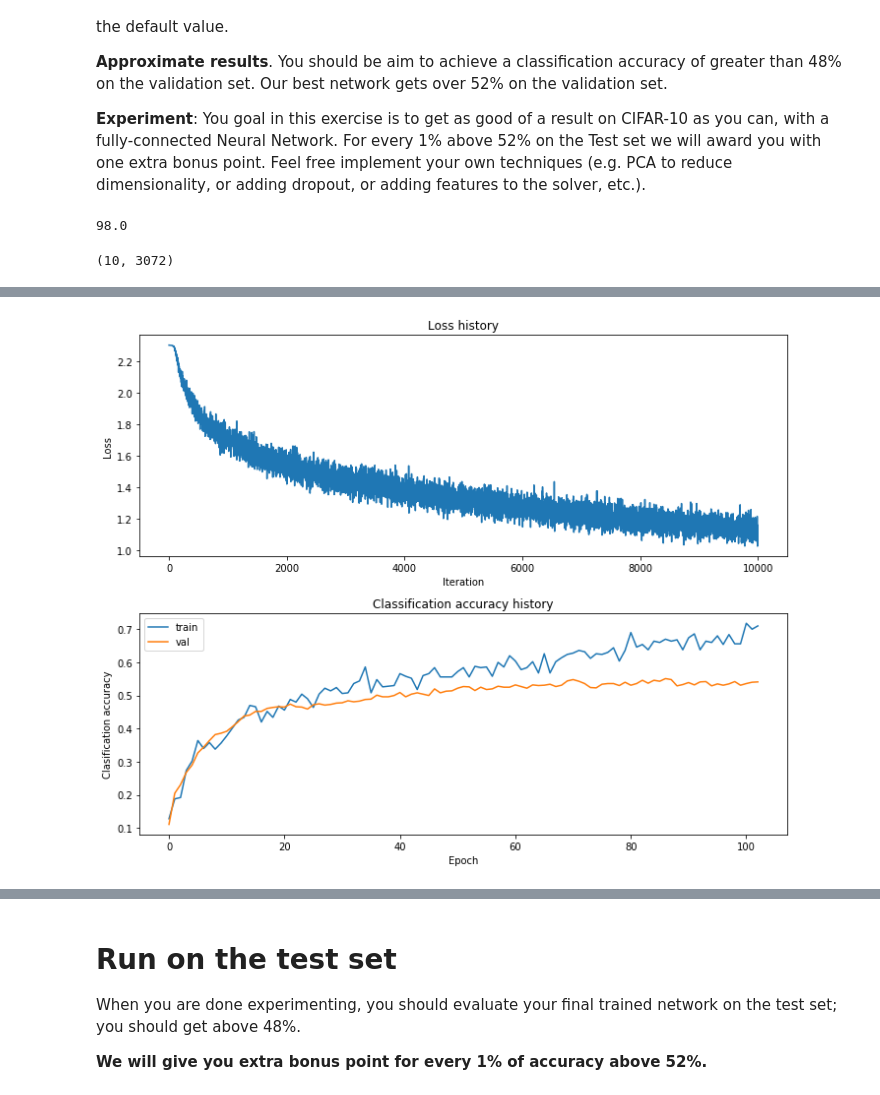
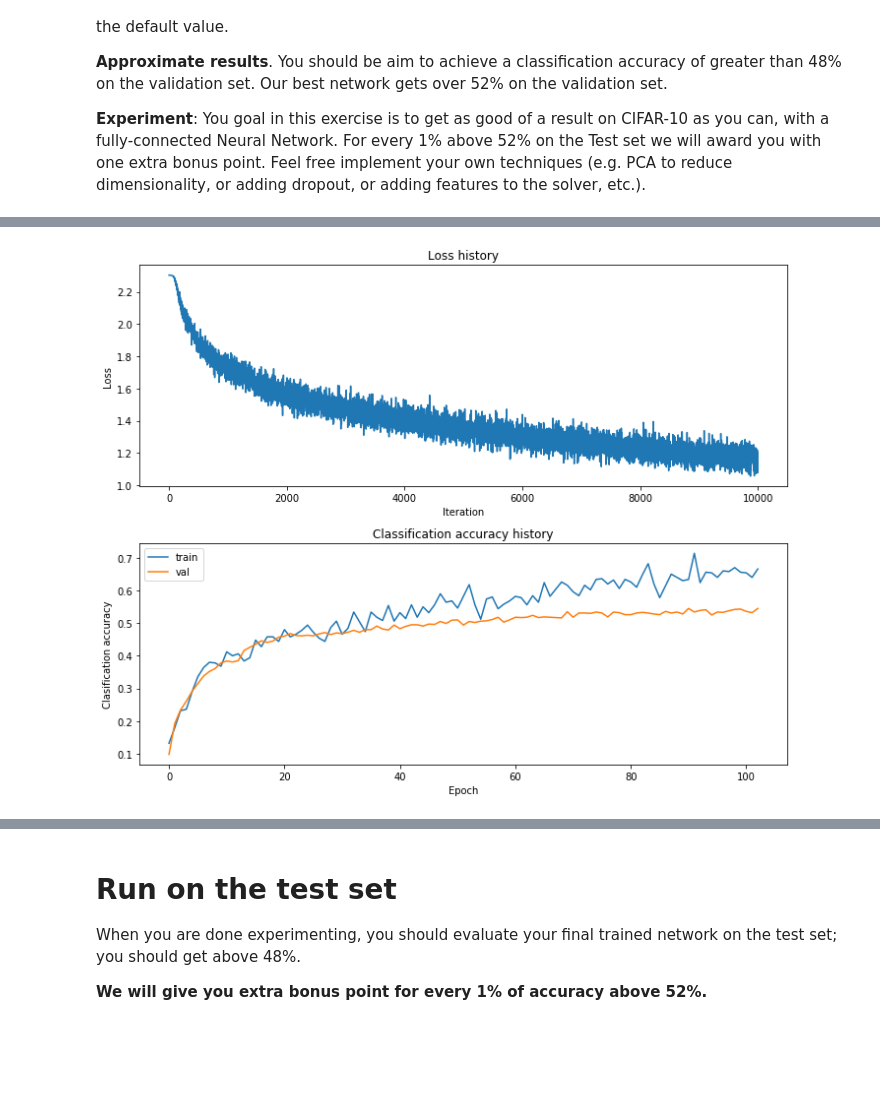
Before and after one commit to liaison/cs231n, a Jupyter notebook: spring1617_assignment1/two_layer_net.ipynb, the cells around one changed output, grey strips where cells are left out. Drawn from its saved outputs; the diff is of its cells as text; code cells hidden in the pictures; blank space fills up the shorter version.

Commit message:
- use the moving window best instead of the global best to decay the learning rate less aggressively. - fine tune the learning rate decay to 0.99 to improve the testing accuracy to 54.4%

```diff
--- a/spring1617_assignment1/two_layer_net.ipynb
+++ b/spring1617_assignment1/two_layer_net.ipynb
@@ -300,14 +300,6 @@ show_net_weights(net)
 **Approximate results**. You should be aim to achieve a classification accuracy of greater than 48% on the validation set. Our best network gets over 52% on the validation set.
 
 **Experiment**: You goal in this exercise is to get as good of a result on CIFAR-10 as you can, with a fully-connected Neural Network. For every 1% above 52% on the Test set we will award you with one extra bonus point. Feel free implement your own techniques (e.g. PCA to reduce dimensionality, or adding dropout, or adding features to the solver, etc.).
-# %%
-len(X_train) / 500
-# %% [output]
-98.0
-# %%
-X_train[-10:].shape
-# %% [output]
-(10, 3072)
 # %%
 
 #################################################################################
@@ -335,9 +327,9 @@ TRAIN_CONFIG = {
     'batch_size' : 500,
 
     'learning_rate' : 2.1e-4,
-    'learning_rate_decay' : 1,          # when decay ==1, there is NO decay
-    'loss_reduce_delta' :  1e-7,        # measure for the counter of learning_rate_decay
-    'learning_rate_decay_patience' : 6, # threshold to decay the learning rate
+    'learning_rate_decay' : 0.99,        # when decay ==1, there is NO decay
+    'loss_reduce_delta' :  1e-7,         # measure for the counter of learning_rate_decay
+    'learning_rate_decay_patience' : 10, # threshold to decay the learning rate
 
     'reg' : 0.25,   # regularization strength
 }
@@ -405,4 +397,4 @@ train_loss:1.116171, train_acc:0.710000, val_acc:0.541000
-[figure, old version]
+[figure, new version]
 # %%
 # visualize the weights of the best network
 show_net_weights(best_net)
```
Also changed, not shown: parts of 3 cells of this notebook, 1 other file.
